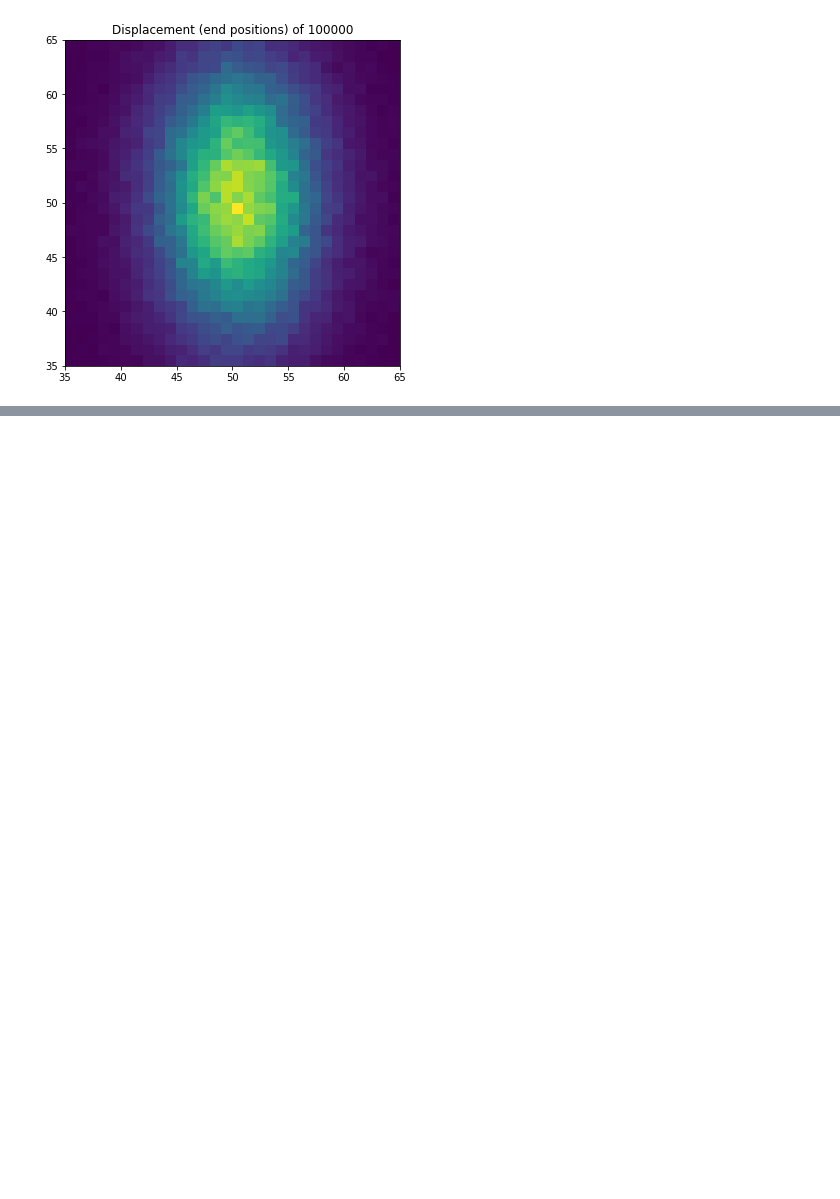
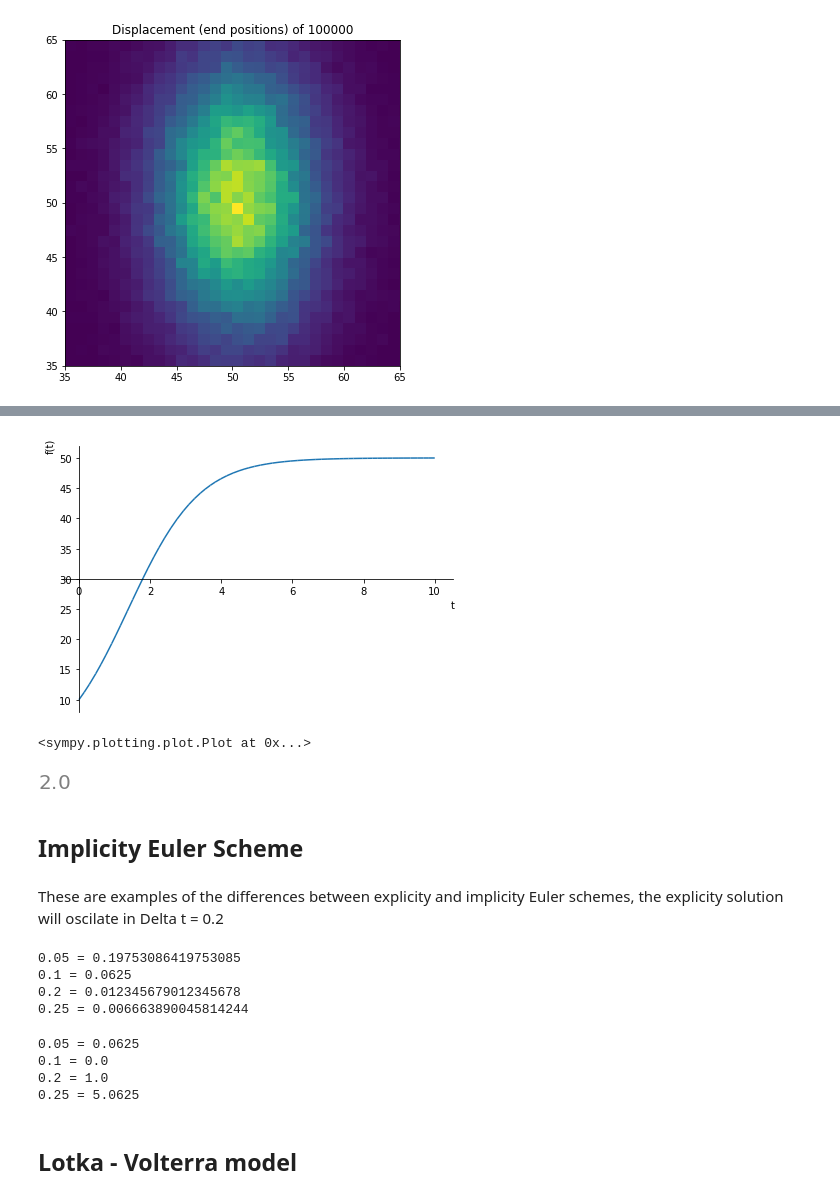
Before and after one commit to mavcunha/simmod, a Jupyter notebook: SimMod Notes.ipynb, the cells around one changed output, grey strips where cells are left out. Drawn from its saved outputs; the diff is of its cells as text; code cells hidden in the pictures; blank space fills up the shorter version.

```diff
--- a/SimMod Notes.ipynb
+++ b/SimMod Notes.ipynb
@@ -133,0 +157,54 @@ d=8.17
+# %%
+sympy.plot(P, (t, 0, 10))
+# %% [output]
+[figure, added]
+<sympy.plotting.plot.Plot at 0x...>
+# %%
+A4 = sympy.Symbol('A4')
+A1, A2, A3 = 1, 1, 1
+V1, V2 = 0.5, 0.5
+V3, V4 = 1, 1
+
+A4 = (A1*V1+A2*V2+A2*V3) / V4
+
+A4
+# %% [output]
+[figure, added]
+# %% [markdown]
+## Implicity Euler Scheme
+# %% [markdown]
+These are examples of the differences between explicity and implicity Euler schemes, the explicity solution will oscilate in Delta t = 0.2
+# %%
+def i_calc(dt):
+    i_step = lambda sj: sj / (1 + 10 * dt)
+    s1 = i_step(1)
+    s2 = i_step(s1)
+    s3 = i_step(s2)
+    s4 = i_step(s3)
+    return s4
+
+for t in [0.05, 0.1, 0.2, 0.25]:
+    print(f'{t} = {i_calc(t)}')
+# %% [output]
+0.05 = 0.19753086419753085
+0.1 = 0.0625
+0.2 = 0.012345679012345678
+0.25 = 0.006663890045814244
+# %%
+def e_calc(dt):
+    e_step = lambda sj:  sj * (1 - 10 * dt)
+    s1 = e_step(1)
+    s2 = e_step(s1)
+    s3 = e_step(s2)
+    s4 = e_step(s3)
+    return s4
+
+for t in [0.05, 0.1, 0.2, 0.25]:
+    print(f'{t} = {e_calc(t)}')
+# %% [output]
+0.05 = 0.0625
+0.1 = 0.0
+0.2 = 1.0
+0.25 = 5.0625
+# %% [markdown]
+## Lotka - Volterra model
```
Also changed, not shown: parts of 6 cells of this notebook, 1 other file.
